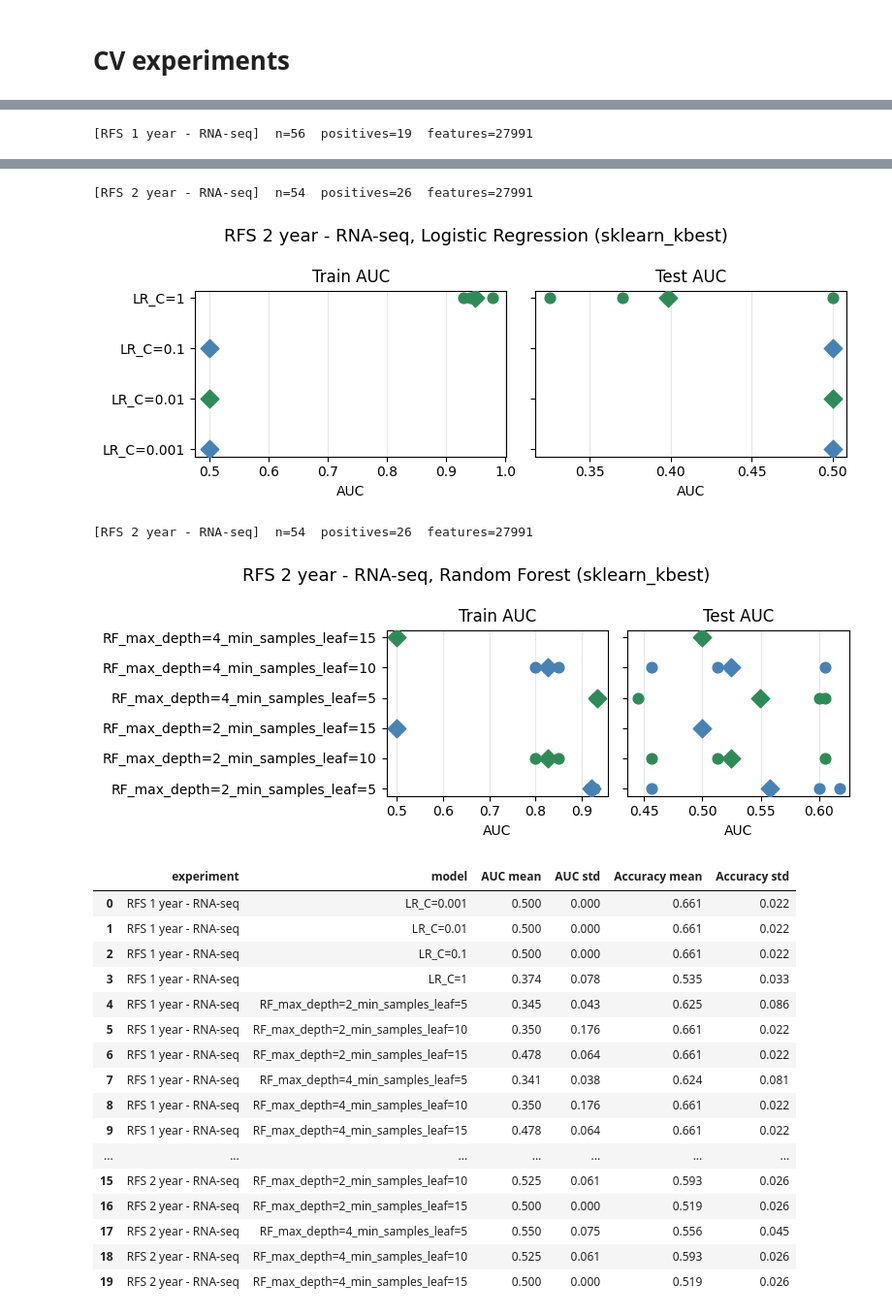
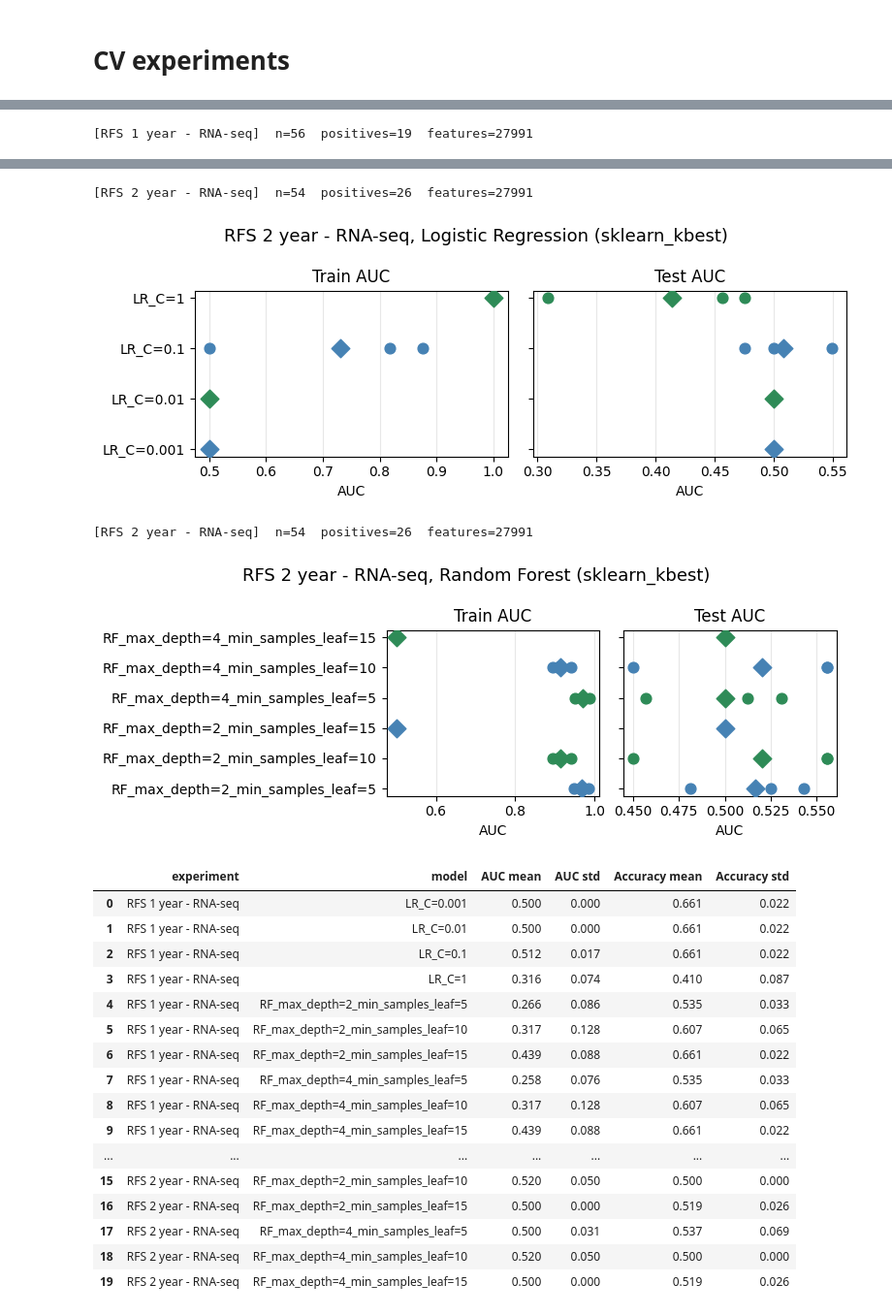
Before and after one commit to chihuangliu/hcc-multimodal, a Jupyter notebook: notebooks/baselines/rna_baseline_rfs.ipynb, the cells around one changed output, grey strips where cells are left out. Shown at 97% size. Saved outputs shown, nothing was run; the diff lists cells and outputs as text; code cells hidden in the pictures.

Commit message:
0427 baseline summary for rfs

```diff
--- a/notebooks/baselines/rna_baseline_rfs.ipynb
+++ b/notebooks/baselines/rna_baseline_rfs.ipynb
@@ -162,13 +164,14 @@ else:
 if SELECTOR == "deseq":
     OUTPUT_DIR = ROOT / "notebooks" / "baselines" / f"{CV_N_FOLDS}_folds"
 else:
-    OUTPUT_DIR = ROOT / "notebooks" / "baselines" / f"kbest_{CV_N_FOLDS}_folds"
+    OUTPUT_DIR = ROOT / "notebooks" / "baselines" / f"kbest_cpm_{CV_N_FOLDS}_folds"
 OUTPUT_DIR.mkdir(exist_ok=True)
 # %%
 X = rna_rfs.drop(columns=["rfs_1year", "rfs_2year"])
 x_columns = {col: DataType.CONTINUOUS for col in X}
 
 selector_first = SELECTOR == "deseq"
+rna_cpm = SELECTOR == "sklearn_kbest"
 
 all_records = []
 
@@ -194,6 +197,7 @@ for RFS_YEAR in RFS_YEARS:
         EXPERIMENT_LABEL,
         feature_selector=selector,
         selector_first=selector_first,
+        rna_cpm=rna_cpm,
         models=MODELS_LR,
         n_splits=CV_N_FOLDS,
     )
@@ -217,6 +221,7 @@ for RFS_YEAR in RFS_YEARS:
         EXPERIMENT_LABEL,
         feature_selector=selector,
         selector_first=selector_first,
+        rna_cpm=rna_cpm,
         models=MODELS_RF,
         n_splits=CV_N_FOLDS,
     )
@@ -255,21 +260,21 @@ display(summary)
 [RFS 2 year - RNA-seq]  n=54  positives=26  features=27991
-[figure, old version]
+[figure, new version]
 [RFS 2 year - RNA-seq]  n=54  positives=26  features=27991
-[figure, old version]
+[figure, new version]
 |  | experiment | model | AUC mean | AUC std | Accuracy mean | Accuracy std |
 | 0 | RFS 1 year - RNA-seq | LR_C=0.001 | 0.500 | 0.000 | 0.661 | 0.022 |
 | 1 | RFS 1 year - RNA-seq | LR_C=0.01 | 0.500 | 0.000 | 0.661 | 0.022 |
-| 2 | RFS 1 year - RNA-seq | LR_C=0.1 | 0.500 | 0.000 | 0.661 | 0.022 |
-| 3 | RFS 1 year - RNA-seq | LR_C=1 | 0.374 | 0.078 | 0.535 | 0.033 |
-| 4 | RFS 1 year - RNA-seq | RF_max_depth=2_min_samples_leaf=5 | 0.345 | 0.043 | 0.625 | 0.086 |
-| 5 | RFS 1 year - RNA-seq | RF_max_depth=2_min_samples_leaf=10 | 0.350 | 0.176 | 0.661 | 0.022 |
-| 6 | RFS 1 year - RNA-seq | RF_max_depth=2_min_samples_leaf=15 | 0.478 | 0.064 | 0.661 | 0.022 |
-| 7 | RFS 1 year - RNA-seq | RF_max_depth=4_min_samples_leaf=5 | 0.341 | 0.038 | 0.624 | 0.081 |
-| 8 | RFS 1 year - RNA-seq | RF_max_depth=4_min_samples_leaf=10 | 0.350 | 0.176 | 0.661 | 0.022 |
-| 9 | RFS 1 year - RNA-seq | RF_max_depth=4_min_samples_leaf=15 | 0.478 | 0.064 | 0.661 | 0.022 |
+| 2 | RFS 1 year - RNA-seq | LR_C=0.1 | 0.512 | 0.017 | 0.661 | 0.022 |
+| 3 | RFS 1 year - RNA-seq | LR_C=1 | 0.316 | 0.074 | 0.410 | 0.087 |
+| 4 | RFS 1 year - RNA-seq | RF_max_depth=2_min_samples_leaf=5 | 0.266 | 0.086 | 0.535 | 0.033 |
+| 5 | RFS 1 year - RNA-seq | RF_max_depth=2_min_samples_leaf=10 | 0.317 | 0.128 | 0.607 | 0.065 |
+| 6 | RFS 1 year - RNA-seq | RF_max_depth=2_min_samples_leaf=15 | 0.439 | 0.088 | 0.661 | 0.022 |
+| 7 | RFS 1 year - RNA-seq | RF_max_depth=4_min_samples_leaf=5 | 0.258 | 0.076 | 0.535 | 0.033 |
+| 8 | RFS 1 year - RNA-seq | RF_max_depth=4_min_samples_leaf=10 | 0.317 | 0.128 | 0.607 | 0.065 |
+| 9 | RFS 1 year - RNA-seq | RF_max_depth=4_min_samples_leaf=15 | 0.439 | 0.088 | 0.661 | 0.022 |
 | ... | ... | ... | ... | ... | ... | ... |
-| 15 | RFS 2 year - RNA-seq | RF_max_depth=2_min_samples_leaf=10 | 0.525 | 0.061 | 0.593 | 0.026 |
+| 15 | RFS 2 year - RNA-seq | RF_max_depth=2_min_samples_leaf=10 | 0.520 | 0.050 | 0.500 | 0.000 |
 | 16 | RFS 2 year - RNA-seq | RF_max_depth=2_min_samples_leaf=15 | 0.500 | 0.000 | 0.519 | 0.026 |
-| 17 | RFS 2 year - RNA-seq | RF_max_depth=4_min_samples_leaf=5 | 0.550 | 0.075 | 0.556 | 0.045 |
-| 18 | RFS 2 year - RNA-seq | RF_max_depth=4_min_samples_leaf=10 | 0.525 | 0.061 | 0.593 | 0.026 |
+| 17 | RFS 2 year - RNA-seq | RF_max_depth=4_min_samples_leaf=5 | 0.500 | 0.031 | 0.537 | 0.069 |
+| 18 | RFS 2 year - RNA-seq | RF_max_depth=4_min_samples_leaf=10 | 0.520 | 0.050 | 0.500 | 0.000 |
 | 19 | RFS 2 year - RNA-seq | RF_max_depth=4_min_samples_leaf=15 | 0.500 | 0.000 | 0.519 | 0.026 |
```
Also changed, not shown: parts of 3 cells of this notebook, 31 other files.
